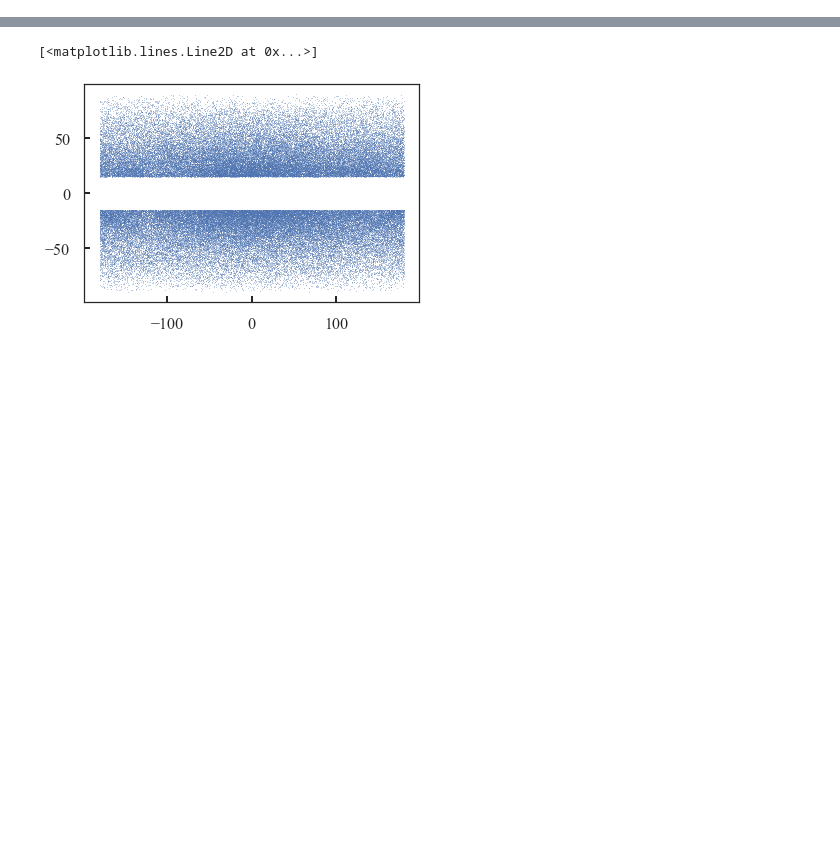
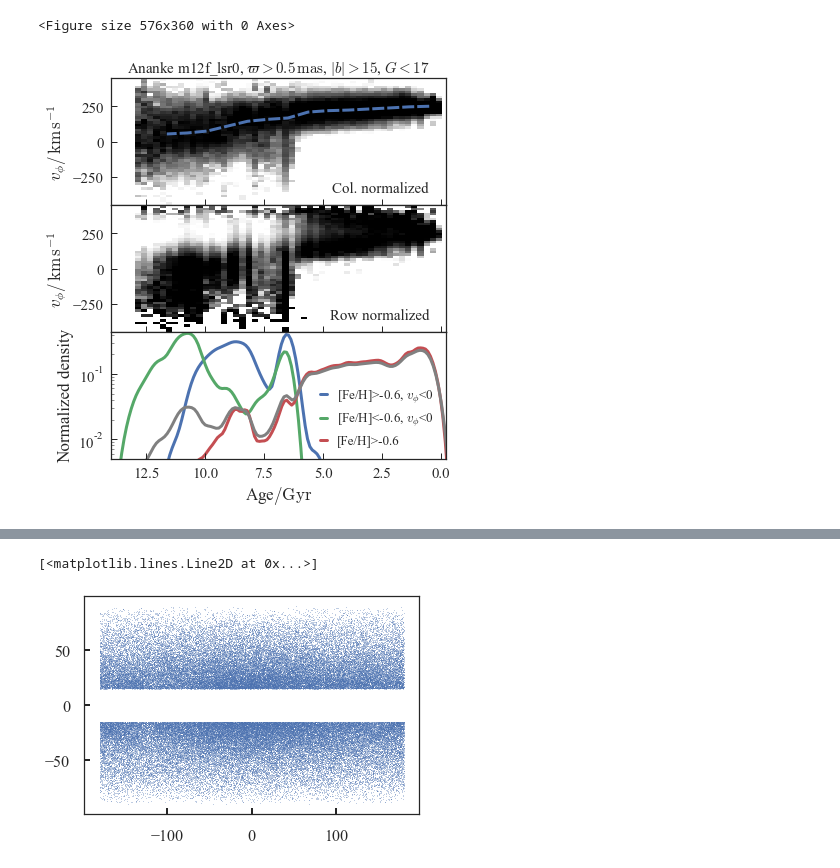
Before and after one commit to jls713/gaia_dr2_spectro, a Jupyter notebook: notebooks/Ananke.ipynb, the cells around one changed output, grey strips where cells are left out. Saved outputs shown, nothing was run; the diff lists cells and outputs as text; code cells hidden in the pictures; blank space fills up the shorter version.

```diff
--- a/notebooks/Ananke.ipynb
+++ b/notebooks/Ananke.ipynb
@@ -121,0 +171,52 @@ plot_grid(m12m,'m12m_lsr0')
+# %%
+import seaborn as sns
+from plotting_general import running_median
+plt.figure(figsize=[8.,5.])
+from plotting_general import row_norm
+f,a=plt.subplots(3,1,figsize=[6.,7],sharex=True)
+plt.subplots_adjust(hspace=0.)
+plt.sca(a[0])
+plt.ylabel(r'$v_\phi/\,\mathrm{km\,s}^{-1}$')
+sim = m12f
+fehcut=10000.
+fltr = (sim['feh']<fehcut)
+rr = running_median(np.power(10.,sim['age']-9.)[fltr],-sim['vphi'][fltr])
+col_norm(np.power(10.,sim['age']-9.)[fltr],-sim['vphi'][fltr],bins=50,
+         per=[10.,85.],norm=LogNorm(),range=[[0.,13.],[-450.,450.]]);
+plt.annotate('Col. normalized', xy=(0.95,0.1), xycoords='axes fraction',ha='right',fontsize=15)
+l,=plt.plot(rr[0],rr[1],lw=3)
+l.set_dashes((4,1))
+plt.sca(a[1])
+plt.ylabel(r'$v_\phi/\,\mathrm{km\,s}^{-1}$')
+fehcut=10000.
+fltr = (sim['feh']<fehcut)
+row_norm(np.power(10.,sim['age']-9.)[fltr],-sim['vphi'][fltr],bins=50,
+         per=[10.,75.],norm=LogNorm(),range=[[0.,13.],[-450.,450.]]);
+# plt.plot(rr[0],rr[1],lw=3)
+# plt.sca(a[1])
+# fltr = m12f['feh']>fehcut
+# row_norm(-np.power(10.,sim['age']-9.)[fltr],-sim['vphi'][fltr],
+#          bins=50,per=[20.,90.],norm=LogNorm(),range=[[-13.,0.],[-400.,400.]]);
+fehcut=-0.6
+plt.annotate('Row normalized', xy=(0.95,0.1), xycoords='axes fraction',ha='right',fontsize=15)
+plt.sca(a[2])
+fltr = (sim['feh']>fehcut)&(sim['vphi']>0.)#
+sns.kdeplot(np.power(10.,sim['age']-9.)[fltr],lw=3,label=r'[Fe/H]>%0.1f, $v_\phi$<0'%fehcut)
+fltr = (sim['feh']<fehcut)&(sim['vphi']>0.)#&(np.abs(sim['vR'])>200.)#&(np.abs(m12f['z'])<2.)
+sns.kdeplot(np.power(10.,sim['age']-9.)[fltr],lw=3,label=r'[Fe/H]<%0.1f, $v_\phi$<0'%fehcut)
+fltr = (sim['feh']>fehcut)#&(sim['vphi']>0.)#
+sns.kdeplot(np.power(10.,sim['age']-9.)[fltr],lw=3,label='[Fe/H]>%0.1f'%fehcut)
+sns.kdeplot(np.power(10.,sim['age']-9.),lw=3,label='',color='gray')
+plt.legend(loc='lower right',fontsize=13,handlelength=0.5,ncol=1)
+plt.ylabel('Normalized density')
+plt.ylim(5e-3,)
+plt.xlim(-.2,14.)
+plt.gca().invert_xaxis()
+plt.xlabel(r'Age$/\mathrm{Gyr}$')
+plt.semilogy()
+plt.sca(a[0])
+plt.title(r'Ananke m12f_lsr0, $\varpi>0.5\,\mathrm{mas}$, $|b|>15$, $G<17$',fontsize=15)
+plt.savefig('m12f_lsr0_vphi_age_column.pdf',bbox_inches='tight')
+# %% [output]
+<Figure size 576x360 with 0 Axes>
+[figure, added]
```
Also changed, not shown: parts of 31 cells of this notebook, 18 other files.
